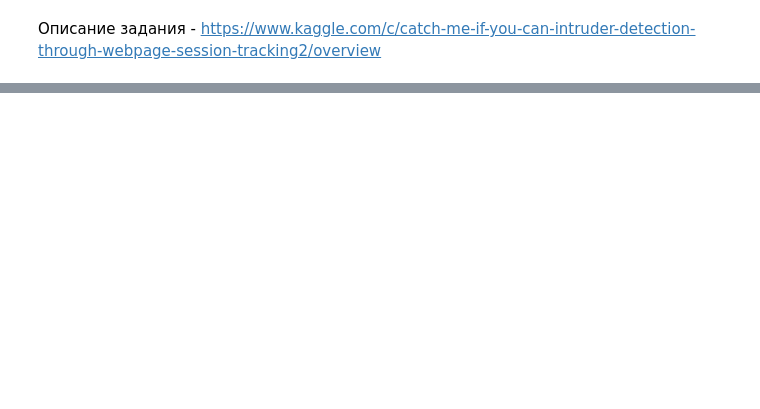
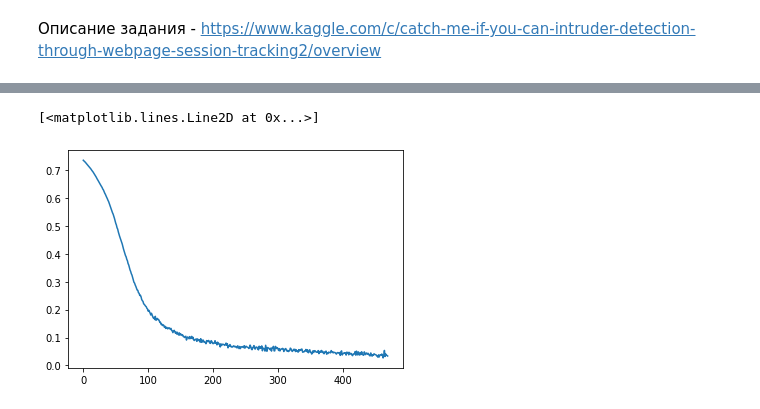
Before and after one commit to Alexey1998-ml/Kaggle-competition, a Jupyter notebook: catch_me.ipynb, the cells around one changed output, grey strips where cells are left out. Cells and saved outputs as stored; diff of their text form; code cells hidden in the pictures; blank space fills up the shorter version.

```diff
--- a/catch_me.ipynb
+++ b/catch_me.ipynb
@@ -566,2 +582,7 @@ val 0.9560682802912581
+# %%
+plt.plot(history_train_loss, label = 'train')
+# %% [output]
+[<matplotlib.lines.Line2D at 0x...>]
+[figure, added]
 # %%
 np.max(history_val)
```
Also changed, not shown: parts of 13 cells of this notebook.
